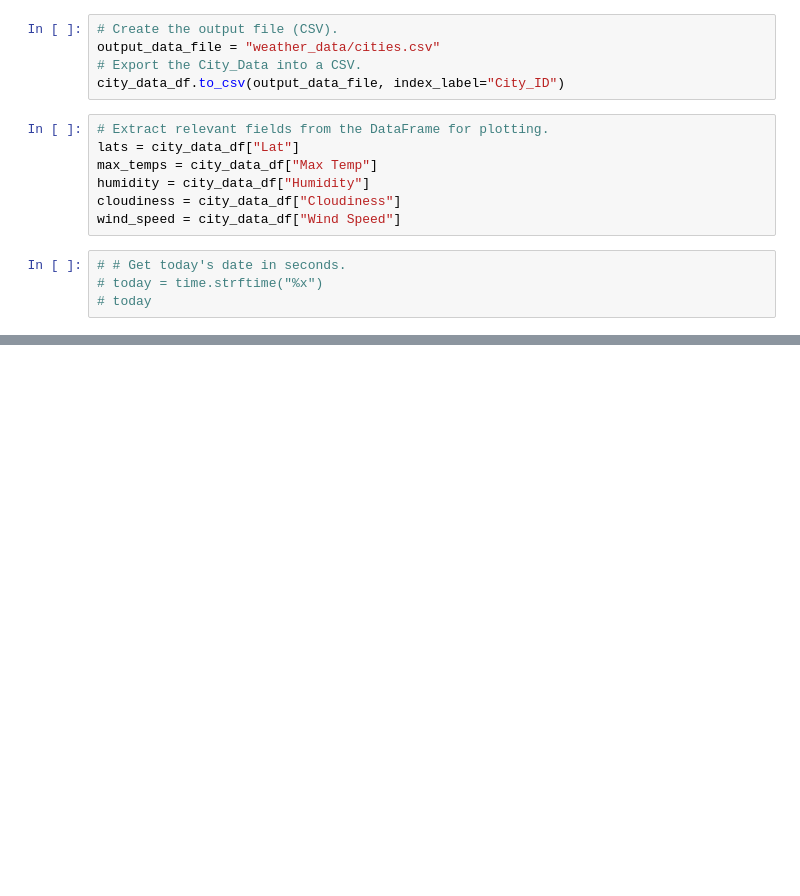
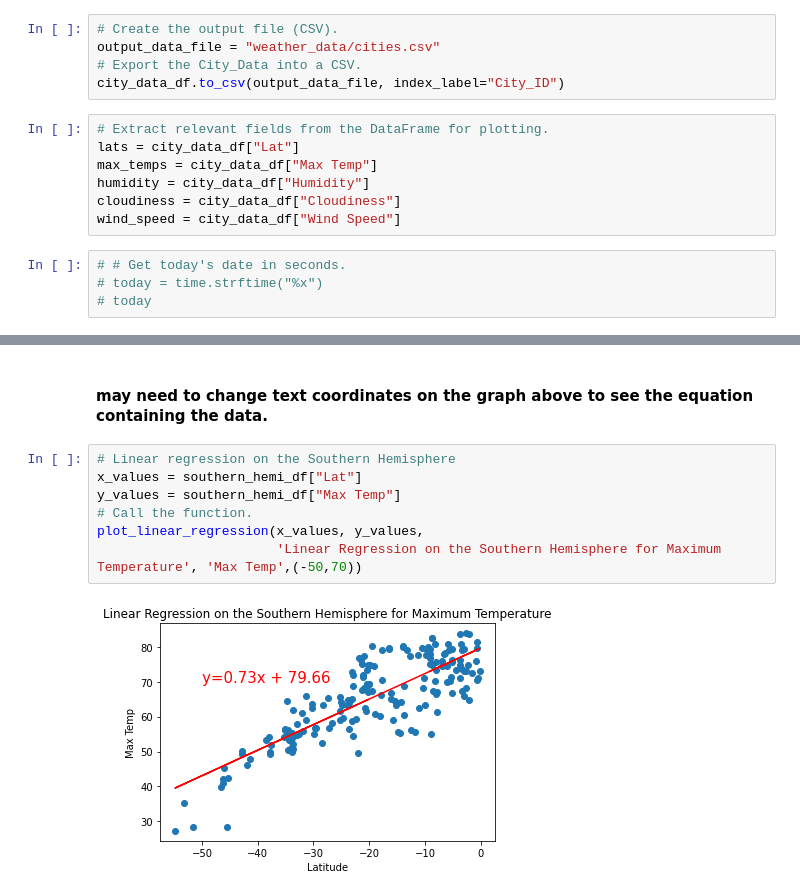
Before and after one commit to Brotherscodes/World_Weather_Analysis, a Jupyter notebook: WeatherPy.ipynb, the cells around one changed output, grey strips where cells are left out. Cells and saved outputs as stored; diff of their text form; blank space fills up the shorter version.

```diff
--- a/WeatherPy.ipynb
+++ b/WeatherPy.ipynb
@@ -253,0 +319,11 @@ plt.show()
+# %% [markdown]
+#### may need to change text coordinates on the graph above to see the equation containing the data.
+# %%
+# Linear regression on the Southern Hemisphere
+x_values = southern_hemi_df["Lat"]
+y_values = southern_hemi_df["Max Temp"]
+# Call the function.
+plot_linear_regression(x_values, y_values,
+                       'Linear Regression on the Southern Hemisphere for Maximum Temperature', 'Max Temp',(-50,70))
+# %% [output]
+[figure, added]
```
Also changed, not shown: parts of 21 cells of this notebook.
